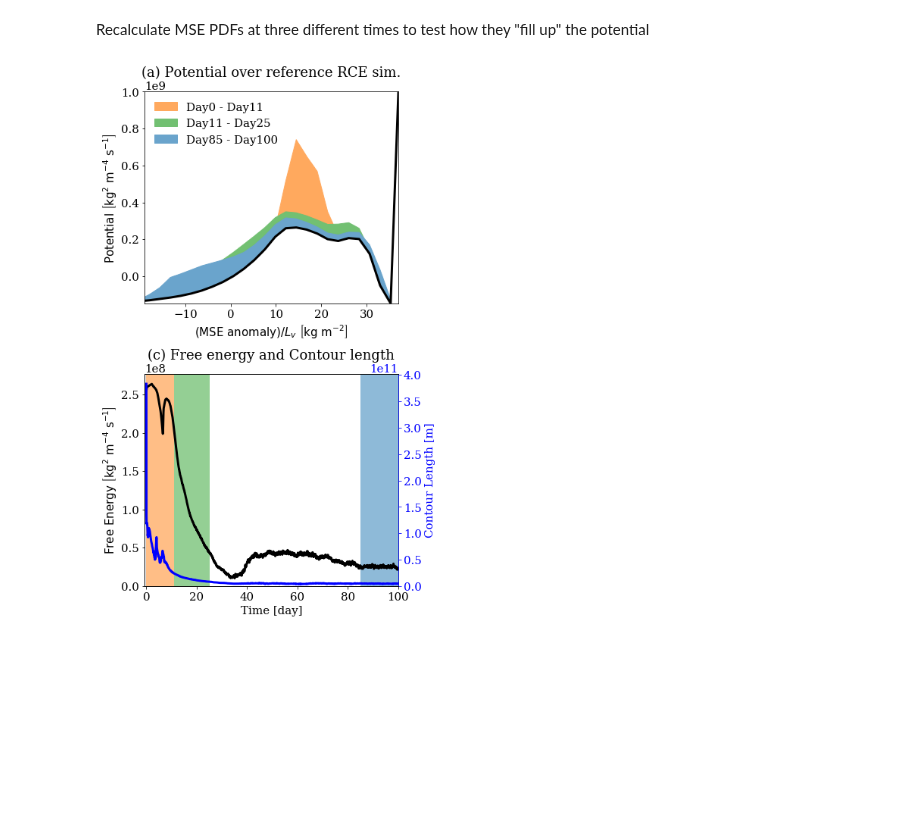
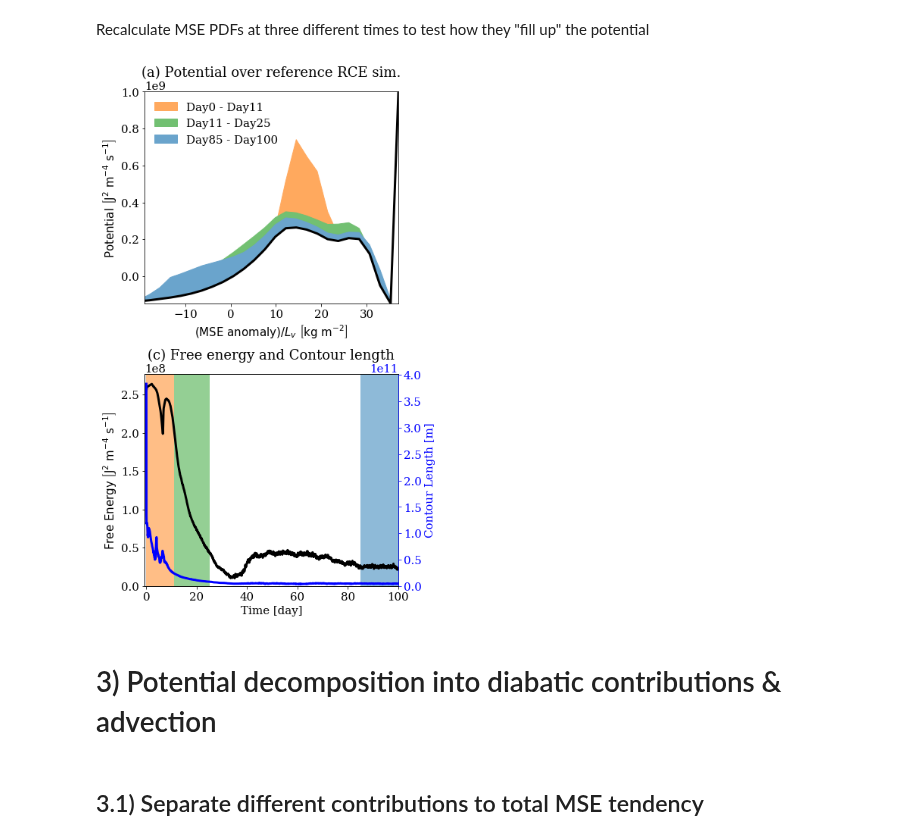
Before and after one commit to tbeucler/2019_WMI, a Jupyter notebook: dev/tbeucler/008_Figures_draft.ipynb, the cells around one changed output. Drawn from its saved outputs; the diff is of its cells as text; code cells hidden in the pictures; blank space fills up the shorter version.

Commit message:
Potential decomposition in COSMO

```diff
--- a/dev/tbeucler/008_Figures_draft.ipynb
+++ b/dev/tbeucler/008_Figures_draft.ipynb
@@ -255,7 +258,7 @@ ax[0].set_xlim((-19,37))
 ax[0].set_ylim((-1.5e8,1e9))
 ax[0].set_title('(a) Potential over reference RCE sim.',pad=20)
 ax[0].set_xlabel(r'$\left(\mathrm{MSE\ anomaly}\right)/L_{v}\ \left[\mathrm{kg\ m^{-2}}\right]$')
-ax[0].set_ylabel(r'$\mathrm{Potential\ \left[kg^{2}\ m^{-4}\ s^{-1}\right]}$')
+ax[0].set_ylabel(r'$\mathrm{Potential\ \left[J^{2}\ m^{-4}\ s^{-1}\right]}$')
 
 ax[0].fill_between((edgTObin(SPINe)-bin0)/2.5e6,V,V+MSE_PDF_SPIN*1e16,color=1-(1-SPINrgb)/1.5,label='Day0 - Day11')
 ax[0].fill_between((edgTObin(COALe)-bin0)/2.5e6,V,V+MSE_PDF_COAL*1e16,color=1-(1-COALrgb)/1.5,label='Day11 - Day25')
@@ -263,32 +266,36 @@ ax[0].fill_between((edgTObin(COARe)-bin0)/2.5e6,V,V+MSE_PDF_COAR*1e16,color=1-(1
 ax[0].legend(frameon=False,loc='upper left')
 
 axbis = ax[1].twinx()
 axbis.plot(tcoor/(24*3600),CL,color='b')
 axbis.spines['right'].set_color('b')
 axbis.tick_params(axis='y', colors='b')
 axbis.set_ylim((0,axbis.get_ylim()[1]))
 axbis.set_ylabel('Contour Length [m]',color='b')
 
 ax[1].plot(tcoor/(24*3600),F,color='k')
 
 # From https://matplotlib.org/3.1.1/gallery/lines_bars_and_markers/fill_between_demo.html
 import matplotlib.transforms as mtransforms
 trans = mtransforms.blended_transform_factory(ax[1].transData, ax[1].transAxes)
 ax[1].fill_between(x=tcoor/(24*3600),y1=0,y2=1,where=(tcoor/(24*3600)<=11)&(tcoor/(24*3600)>=0),
                    facecolor=SPINrgb,alpha=0.5,transform=trans)
 ax[1].fill_between(x=tcoor/(24*3600),y1=0,y2=1,where=(tcoor/(24*3600)<=25)&(tcoor/(24*3600)>=11),
                    facecolor=COALrgb,alpha=0.5,transform=trans)
 ax[1].fill_between(x=tcoor/(24*3600),y1=0,y2=1,where=(tcoor/(24*3600)<=100)&(tcoor/(24*3600)>=85),
                    facecolor=COARrgb,alpha=0.5,transform=trans)
 
 ax[1].set_title('(c) Free energy and Contour length',pad=20)
 ax[1].set_xlim((-0.75,100))
 ax[1].set_ylim((0,ax[1].get_ylim()[1]))
 ax[1].set_xlabel('Time [day]')
-ax[1].set_ylabel(r'$\mathrm{Free\ Energy\ \left[kg^{2}\ m^{-4}\ s^{-1}\right]}$')
+ax[1].set_ylabel(r'$\mathrm{Free\ Energy\ \left[J^{2}\ m^{-4}\ s^{-1}\right]}$')
 
 # Save figure
 path_home = '/users/tbeucler/'
 plt.savefig(path_home+'Fig2a.pdf',format='pdf')
 # %% [output]
-[figure, old version]
+[figure, new version]
+# %% [markdown]
+# 3) Potential decomposition into diabatic contributions & advection
+# %% [markdown]
+## 3.1) Separate different contributions to total MSE tendency
```
Also changed, not shown: parts of 20 cells of this notebook, 2 other files.
